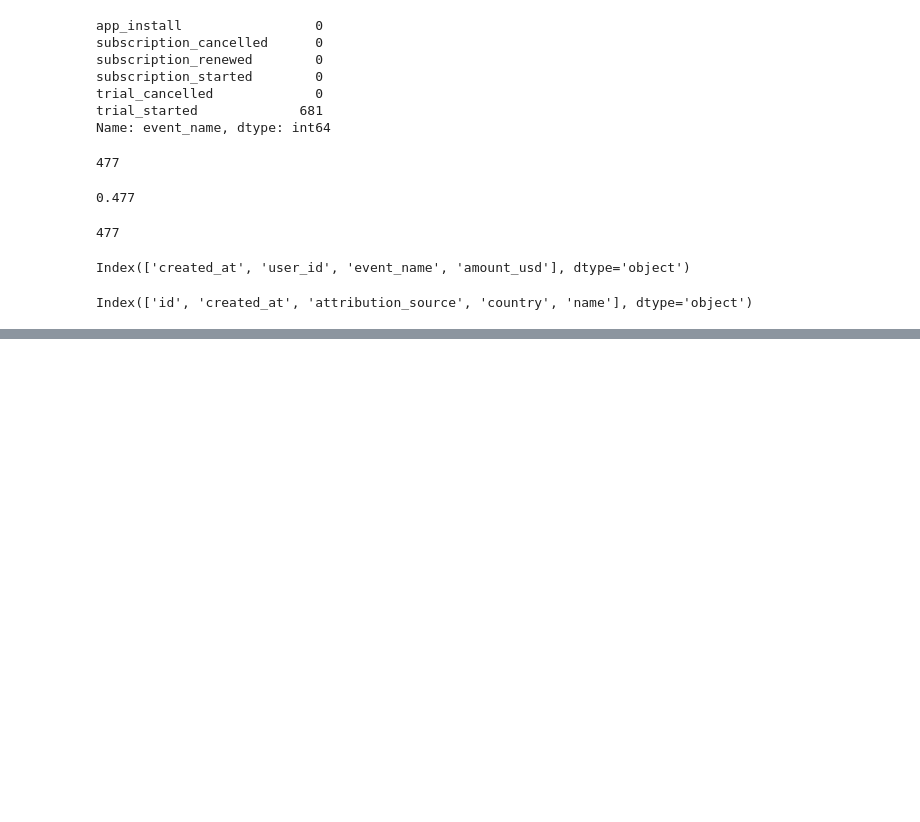
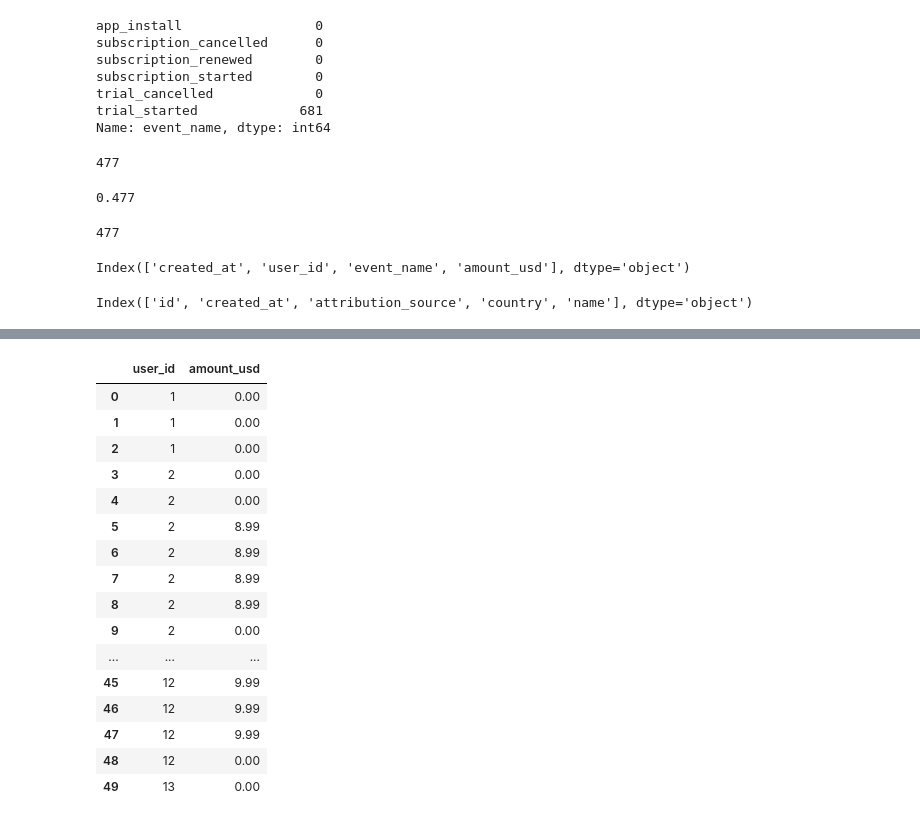
Before and after one commit to euphratesk/cornP, a Jupyter notebook: Case-Study PCs.ipynb, the cells around one changed output, grey strips where cells are left out. Cells and saved outputs as stored; diff of their text form; code cells hidden in the pictures; blank space fills up the shorter version.

```diff
--- a/Case-Study PapCorns.ipynb
+++ b/Case-Study PCs.ipynb
@@ -1146,0 +1264,20 @@ Name: Ever_Subscripted, dtype: int64
+# %%
+events_df[['user_id','amount_usd']].head(50)
+# %% [output]
+|  | user_id | amount_usd |
+| 0 | 1 | 0.00 |
+| 1 | 1 | 0.00 |
+| 2 | 1 | 0.00 |
+| 3 | 2 | 0.00 |
+| 4 | 2 | 0.00 |
+| 5 | 2 | 8.99 |
+| 6 | 2 | 8.99 |
+| 7 | 2 | 8.99 |
+| 8 | 2 | 8.99 |
+| 9 | 2 | 0.00 |
+| ... | ... | ... |
+| 45 | 12 | 9.99 |
+| 46 | 12 | 9.99 |
+| 47 | 12 | 9.99 |
+| 48 | 12 | 0.00 |
+| 49 | 13 | 0.00 |
```
Also changed, not shown: parts of 85 cells of this notebook.
